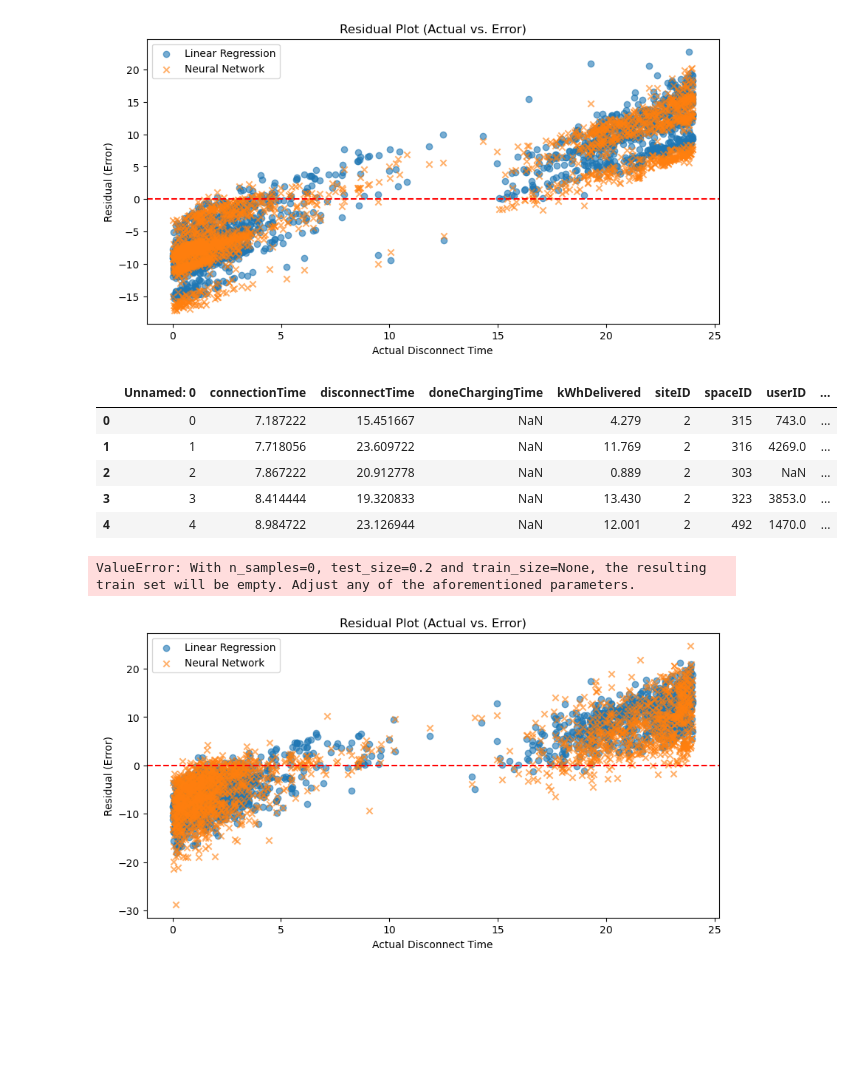
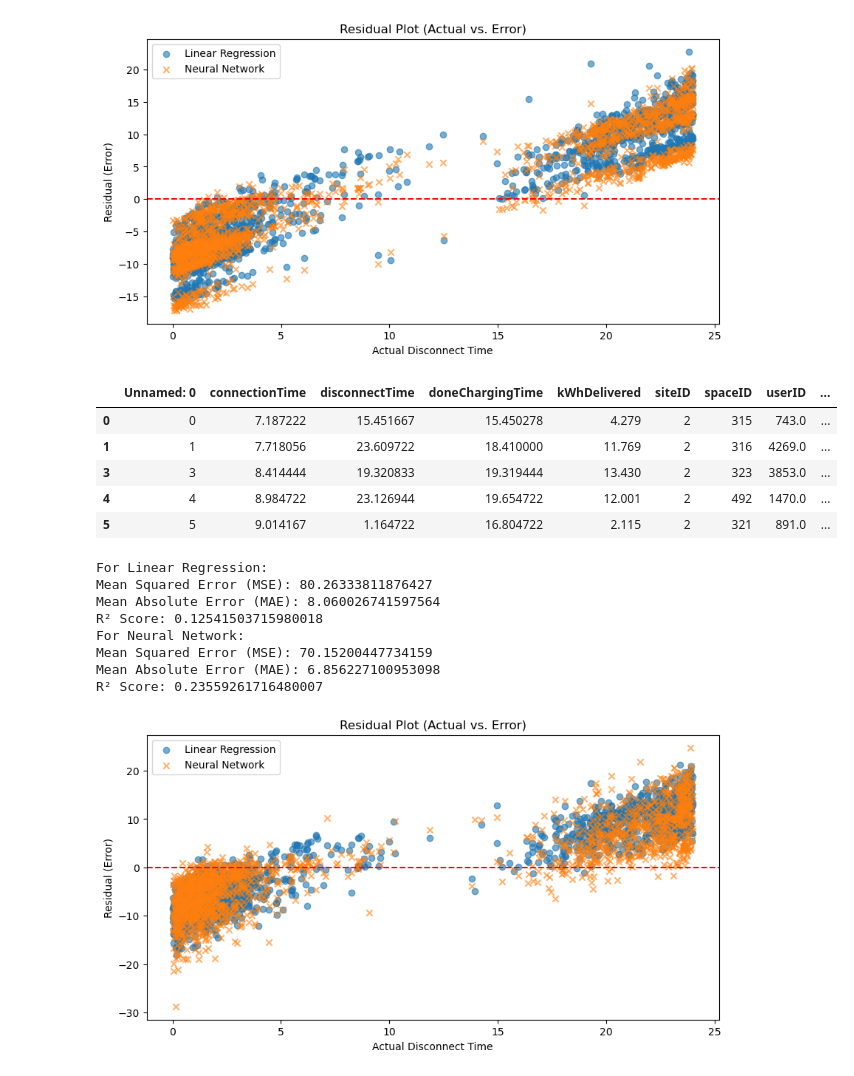
Before and after one commit to ThijsD-02/Machine-Learning-AI-Assignment-ME44312, a Jupyter notebook: Neural network.ipynb, the cells around one changed output. Drawn from its saved outputs; the diff is of its cells as text; code cells hidden in the pictures; blank space fills up the shorter version.

```diff
--- a/Neural network.ipynb
+++ b/Neural network.ipynb
@@ -96,15 +97,15 @@ plt.show()
 # %% [output]
 [figure]
 # %%
-db_cleaned = db
+db_cleaned = db.dropna()
 db_cleaned.head()
 # %% [output]
 |  | Unnamed: 0 | connectionTime | disconnectTime | doneChargingTime | kWhDelivered | siteID | spaceID | userID | ... |
-| 0 | 0 | 7.187222 | 15.451667 | NaN | 4.279 | 2 | 315 | 743.0 | ... |
-| 1 | 1 | 7.718056 | 23.609722 | NaN | 11.769 | 2 | 316 | 4269.0 | ... |
-| 2 | 2 | 7.867222 | 20.912778 | NaN | 0.889 | 2 | 303 | NaN | ... |
-| 3 | 3 | 8.414444 | 19.320833 | NaN | 13.430 | 2 | 323 | 3853.0 | ... |
-| 4 | 4 | 8.984722 | 23.126944 | NaN | 12.001 | 2 | 492 | 1470.0 | ... |
+| 0 | 0 | 7.187222 | 15.451667 | 15.450278 | 4.279 | 2 | 315 | 743.0 | ... |
+| 1 | 1 | 7.718056 | 23.609722 | 18.410000 | 11.769 | 2 | 316 | 4269.0 | ... |
+| 3 | 3 | 8.414444 | 19.320833 | 19.319444 | 13.430 | 2 | 323 | 3853.0 | ... |
+| 4 | 4 | 8.984722 | 23.126944 | 19.654722 | 12.001 | 2 | 492 | 1470.0 | ... |
+| 5 | 5 | 9.014167 | 1.164722 | 16.804722 | 2.115 | 2 | 321 | 891.0 | ... |
 # %%
 X2 = db_cleaned[["connectionTime", "siteID", "spaceID", "userID", "userInputs/0/WhPerMile",
           "userInputs/0/kWhRequested", "userInputs/0/milesRequested",
@@ -146,7 +147,14 @@ print("Mean Squared Error (MSE):", mean_squared_error(y2_val, pred_nn2))
 print("Mean Absolute Error (MAE):", mean_absolute_error(y2_val, pred_nn2))
 print("R² Score:", r2_score(y2_val, pred_nn2))
 # %% [output]
-ValueError: With n_samples=0, test_size=0.2 and train_size=None, the resulting train set will be empty. Adjust any of the aforementioned parameters.
+For Linear Regression:
+Mean Squared Error (MSE): 80.26333811876427
+Mean Absolute Error (MAE): 8.060026741597564
+R² Score: 0.12541503715980018
+For Neural Network:
+Mean Squared Error (MSE): 70.15200447734159
+Mean Absolute Error (MAE): 6.856227100953098
+R² Score: 0.23559261716480007
 # %%
 # Residuals (errors)
 residuals_linreg2 = y2_val - pred_linreg2
```
Also changed, not shown: parts of 8 cells of this notebook, 5 other files.
